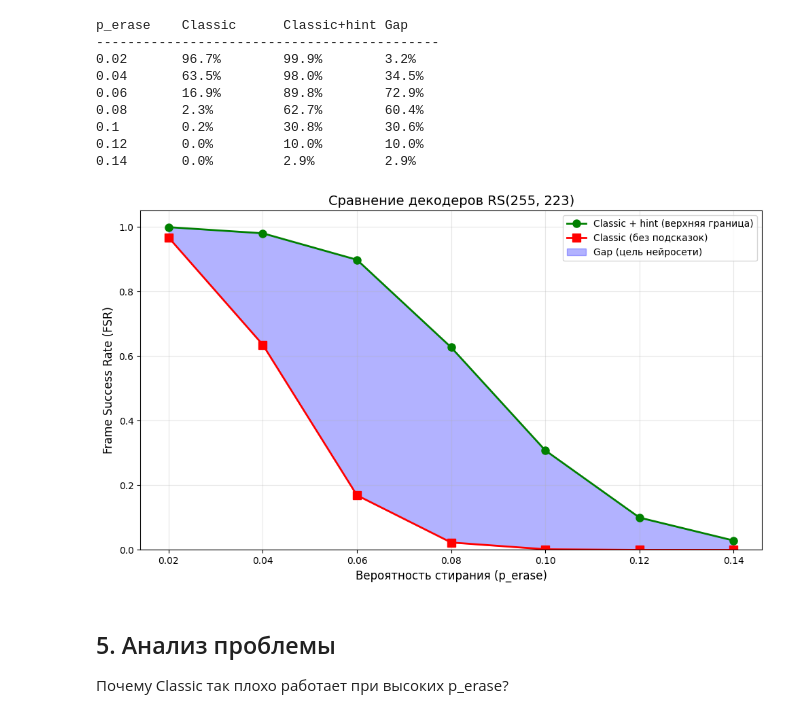
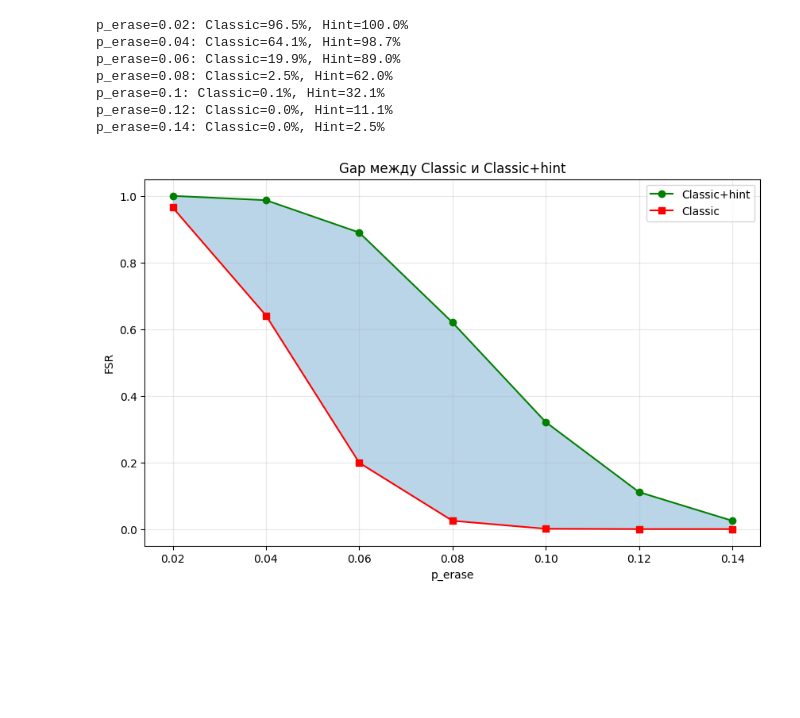
Before and after one commit to kayumov-24B81/RS_oracle, a Jupyter notebook: experiments/01_baseline.ipynb, the cells around one changed output. Drawn from its saved outputs; the diff is of its cells as text; code cells hidden in the pictures; blank space fills up the shorter version.

```diff
--- a/experiments/01_baseline.ipynb
+++ b/experiments/01_baseline.ipynb
@@ -195,55 +34,26 @@ Classic + hint: 91.1%
 P_ERR = 0.02
 p_erase_values = [0.02, 0.04, 0.06, 0.08, 0.10, 0.12, 0.14]
 
-results_classic = []
-results_hint = []
-
-print(f'{"p_erase":<10} {"Classic":<12} {"Classic+hint":<12} {"Gap":<10}')
-print('-' * 44)
-
+results = []
 for p_erase in p_erase_values:
-    fsr_classic = evaluate_classic(P_ERR, p_erase, NUM_SAMPLES)
-    fsr_hint = evaluate_classic_hint(P_ERR, p_erase, NUM_SAMPLES)
-    gap = fsr_hint - fsr_classic
-
-    results_classic.append(fsr_classic)
-    results_hint.append(fsr_hint)
-
-    print(f'{p_erase:<10} {fsr_classic:<12.1%} {fsr_hint:<12.1%} {gap:<10.1%}')
+    classic, hint = evaluate_baseline(P_ERR, p_erase)
+    results.append({'p_erase': p_erase, 'classic': classic, 'hint': hint})
+    print(f'p_erase={p_erase}: Classic={classic:.1%}, Hint={hint:.1%}')
 # %% [output]
-p_erase    Classic      Classic+hint Gap
---------------------------------------------
-0.02       96.7%        99.9%        3.2%
-0.04       63.5%        98.0%        34.5%
-0.06       16.9%        89.8%        72.9%
-0.08       2.3%         62.7%        60.4%
-0.1        0.2%         30.8%        30.6%
-0.12       0.0%         10.0%        10.0%
-0.14       0.0%         2.9%         2.9%
+p_erase=0.02: Classic=96.5%, Hint=100.0%
+p_erase=0.04: Classic=64.1%, Hint=98.7%
+p_erase=0.06: Classic=19.9%, Hint=89.0%
+p_erase=0.08: Classic=2.5%, Hint=62.0%
+p_erase=0.1: Classic=0.1%, Hint=32.1%
+p_erase=0.12: Classic=0.0%, Hint=11.1%
+p_erase=0.14: Classic=0.0%, Hint=2.5%
 # %%
 plt.figure(figsize=(10, 6))
-
-plt.plot(p_erase_values, results_hint, 'g-o', linewidth=2, markersize=8,
-         label='Classic + hint (верхняя граница)')
-plt.plot(p_erase_values, results_classic, 'r-s', linewidth=2, markersize=8,
-         label='Classic (без подсказок)')
-
-plt.fill_between(p_erase_values, results_classic, results_hint,
-                 alpha=0.3, color='blue', label='Gap (цель нейросети)')
-
-plt.xlabel('Вероятность стирания (p_erase)', fontsize=12)
-plt.ylabel('Frame Success Rate (FSR)', fontsize=12)
-plt.title('Сравнение декодеров RS(255, 223)', fontsize=14)
-plt.legend(loc='upper right')
-plt.grid(True, alpha=0.3)
-plt.ylim(0, 1.05)
-
-plt.tight_layout()
-plt.savefig('baseline_comparison.png', dpi=150)
-plt.show()
+plt.plot([r['p_erase'] for r in results], [r['hint'] for r in results], 'g-o', label='Classic+hint')
+plt.plot([r['p_erase'] for r in results], [r['classic'] for r in results], 'r-s', label='Classic')
+plt.fill_between([r['p_erase'] for r in results], [r['classic'] for r in results], [r['hint'] for r in results], alpha=0.3)
+plt.xlabel('p_erase'); plt.ylabel('FSR'); plt.legend(); plt.grid(True, alpha=0.3)
+plt.title('Gap между Classic и Classic+hint')
+plt.savefig('baseline.png', dpi=150); plt.show()
 # %% [output]
-[figure, old version]
+[figure, new version]
-# %% [markdown]
-## 5. Анализ проблемы
-
-Почему Classic так плохо работает при высоких p_erase?
```
Also changed, not shown: parts of 16 cells of this notebook, 5 other files.
